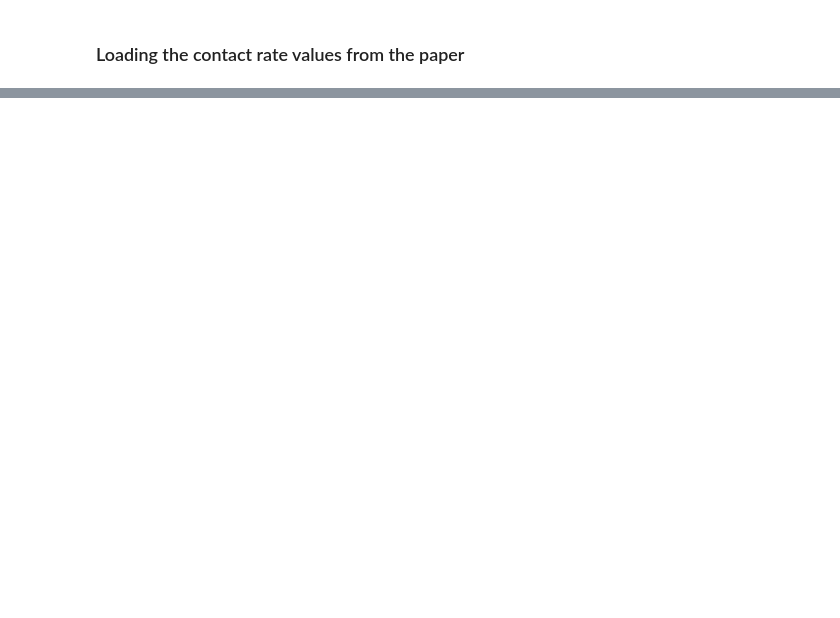
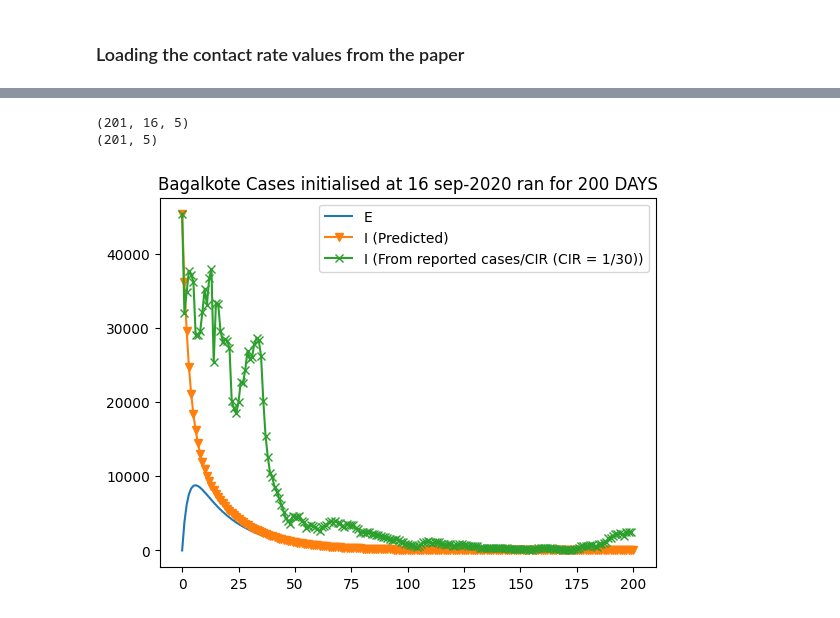
Before and after one commit to HimanshuSingh-all/Patch-Based-Simulator, a Jupyter notebook: karnatak_covid_modelling.ipynb, the cells around one changed output, grey strips where cells are left out. Saved outputs shown, nothing was run; the diff lists cells and outputs as text; code cells hidden in the pictures; blank space fills up the shorter version.

```diff
--- a/karnatak_covid_modelling.ipynb
+++ b/karnatak_covid_modelling.ipynb
@@ -65,0 +188,4 @@ len(combined_data['district'].unique())
+# %%
+bagalkote_contact_first_45 = float(betas_patch_dataframe[betas_patch_dataframe['district']=='Bagalakote']['T1'].iloc[0])
+bagalkote_contact_rest_no_Vacc = float(betas_patch_dataframe[betas_patch_dataframe['district']=='Bagalakote']['T2'].iloc[0])
+# print(f'The contact rate used for the Bagalakote Test {bagalkote_contact_first_200}')
@@ -65,0 +196,3 @@ len(combined_data['district'].unique())
+# %%
+bagalakote_state_inits = bagalakote_state
+bagalakote_state_inits.head()
@@ -65,0 +206,5 @@ len(combined_data['district'].unique())
+# %%
+bagalakote_state_inits['Date'] = pd.to_datetime(bagalakote_state_inits['Date'])
+init_date = '2020-09-16'
+bagalakote_state_inits = bagalakote_state_inits[bagalakote_state_inits['Date']>=init_date]
+bagalakote_state_inits.head()
@@ -65,0 +218,9 @@ len(combined_data['district'].unique())
+# %%
+bagalakote_infected = bagalakote_state_inits['Infected']
+bagalakote_recovered = bagalakote_state_inits['Recovered']+ bagalakote_state_inits['Deceased']
+bagalakote_infected = np.array(bagalakote_infected)[:200]
+bagalakote_recovered = np.array(bagalakote_recovered)[:200]
+# bagalakote_recovered_per_day = np.concatenate((np.array((0,)), np.diff(bagalakote_recovered)))
+# print(np.diff(bagalakote_recovered[:5]))
+# print(bagalakote_recovered_per_day[:5])
+bagalakote_infected_t = (bagalakote_infected - bagalakote_recovered)*30
@@ -65,0 +342,22 @@ len(combined_data['district'].unique())
+# %%
+%matplotlib inline
+# %matplotlib widget
+plt.clf()
+states = np.array(states)
+print(states.shape)
+total_across_patches_bagalakote = states.sum(axis=1)
+print(total_across_patches_bagalakote.shape)
+# plt.plot(total_across_patches_bagalakote[:, 0])
+# plt.plot(total_across_patches_bagalakote[:, 0], label = 'S')
+plt.plot(total_across_patches_bagalakote[:, 1], label = 'E')
+plt.plot(total_across_patches_bagalakote[:, 2],marker = 'v', label = 'I (Predicted)')
+# plt.plot(total_across_patches_bagalakote[:, 3], label = 'R')
+plt.plot(bagalakote_infected_t,  marker ='x', label ='I (From reported cases/CIR (CIR = 1/30))')
+# plt.plot(bagalakote_infected,  marker ='x')
+plt.title('Bagalkote Cases initialised at 16 sep-2020 ran for 200 DAYS')
+plt.legend()
+plt.show()
+# %% [output]
+(201, 16, 5)
+(201, 5)
+[figure, added]
```
Also changed, not shown: parts of 29 cells of this notebook, 1 other file.
